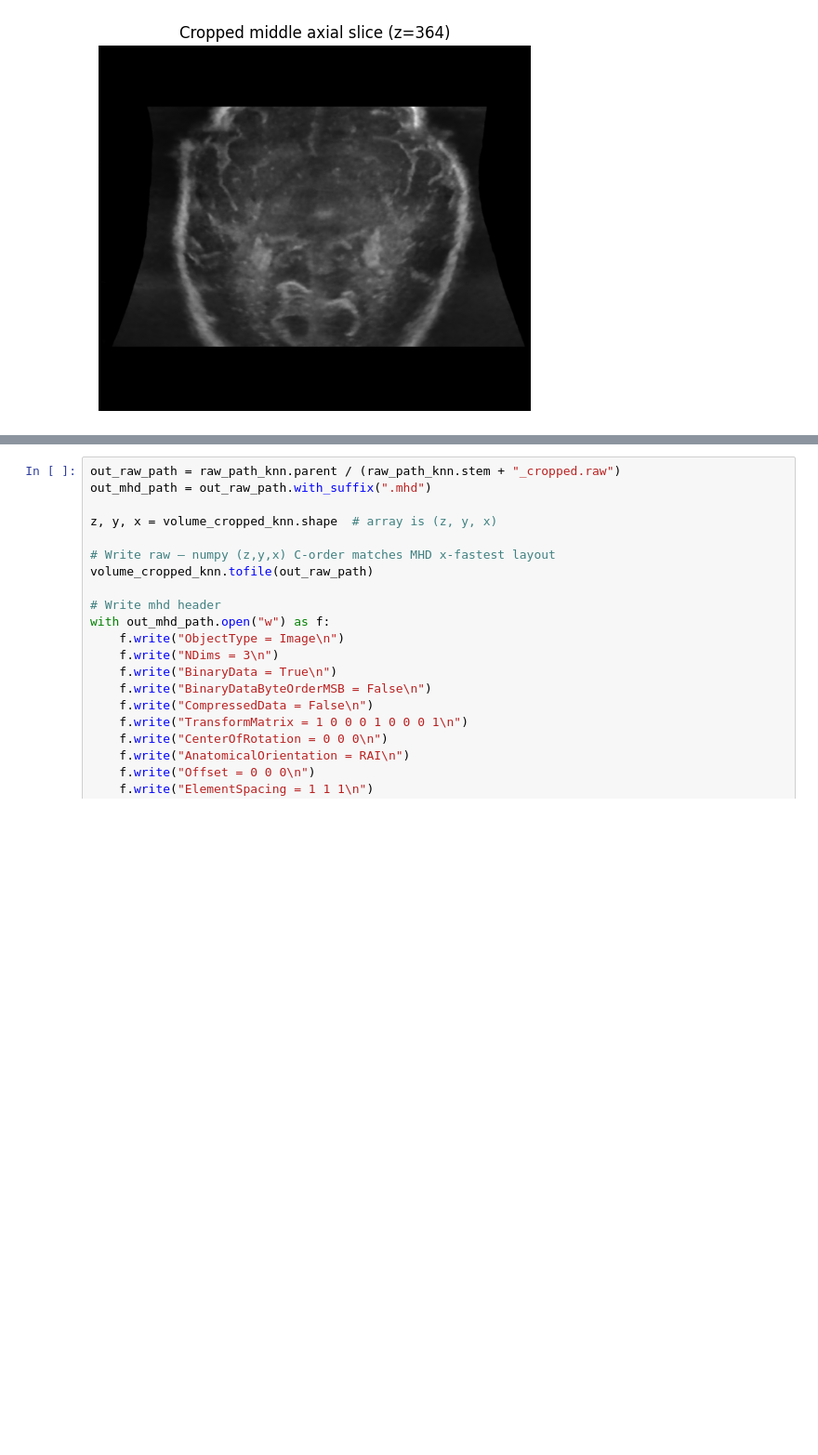
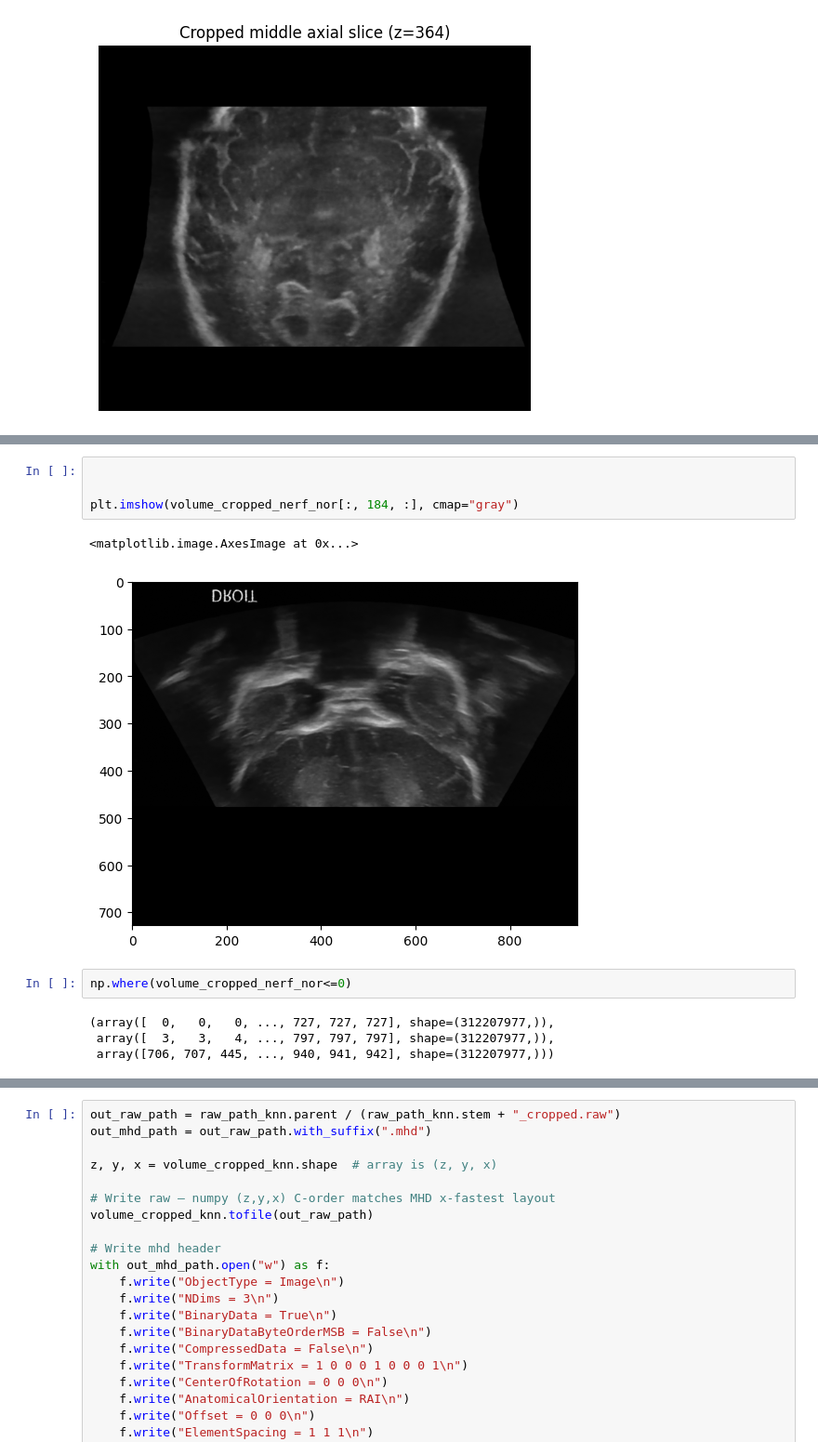
Before and after one commit to ZyyyChen/NeUF, a Jupyter notebook: Eval.ipynb, the cells around one changed output, grey strips where cells are left out. Shown at 93% size. Drawn from its saved outputs; the diff is of its cells as text; blank space fills up the shorter version.

```diff
--- a/Eval.ipynb
+++ b/Eval.ipynb
@@ -513,0 +525,13 @@ BB z: [0, 727], y: [0, 797], x: [0, 942]
+# %%
+
+
+plt.imshow(volume_cropped_nerf_nor[:, 184, :], cmap="gray")
+# %% [output]
+<matplotlib.image.AxesImage at 0x...>
+[figure, added]
+# %%
+np.where(volume_cropped_nerf_nor<=0)
+# %% [output]
+(array([  0,   0,   0, ..., 727, 727, 727], shape=(312207977,)),
+ array([  3,   3,   4, ..., 797, 797, 797], shape=(312207977,)),
+ array([706, 707, 445, ..., 940, 941, 942], shape=(312207977,)))
```
Also changed, not shown: parts of 2 cells of this notebook, 33 other files.
